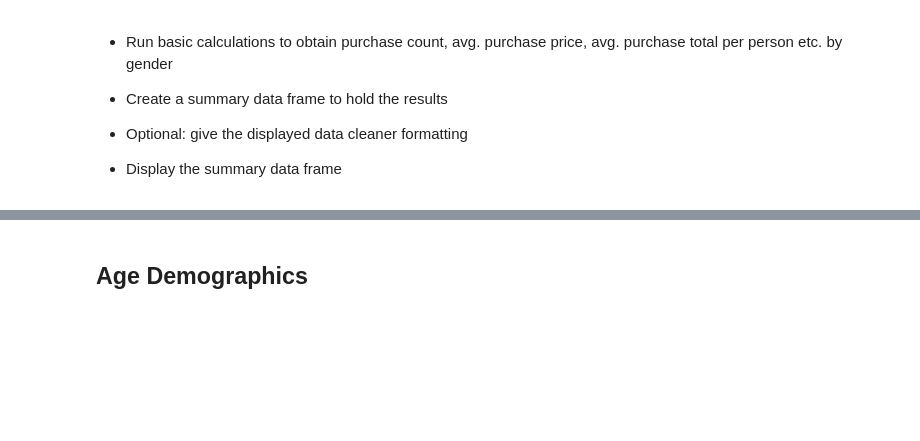
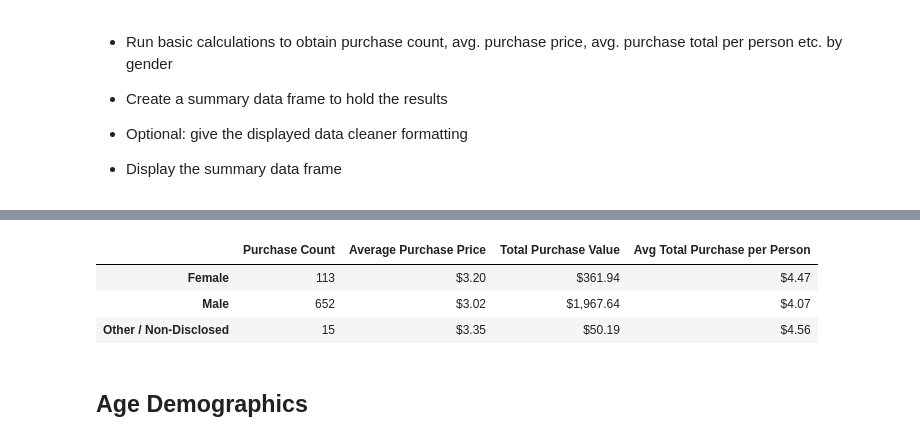
Before and after one commit to nbach19/pandas-challenge2, a Jupyter notebook: HeroesOfPymoli/HeroesOfPymoli_starter.ipynb, the cells around one changed output, grey strips where cells are left out. Saved outputs shown, nothing was run; the diff lists cells and outputs as text; code cells hidden in the pictures; blank space fills up the shorter version.

```diff
--- a/HeroesOfPymoli/HeroesOfPymoli_starter.ipynb
+++ b/HeroesOfPymoli/HeroesOfPymoli_starter.ipynb
@@ -116,3 +144,45 @@ columns = ["Number of Unique Items","Average Price","Number of Purchases","Total
+# %%
+# make variables for female purchase analysis
+female_purchases = len(purchase_data[purchase_data['Gender'] == 'Female'])
+fem_avg_purchases = purchase_data[purchase_data['Gender'] == 'Female'].mean()['Price']
+fem_total_rev = purchase_data[purchase_data['Gender'] == 'Female'].sum()['Price']
+avg_per_fem = fem_total_rev / female_count
+
+# same for male
+male_purchases = len(purchase_data[purchase_data['Gender'] == 'Male'])
+male_avg_purchases = purchase_data[purchase_data['Gender'] == 'Male'].mean()['Price']
+male_total_rev = purchase_data[purchase_data['Gender'] == 'Male'].sum()['Price']
+avg_per_male = male_total_rev / male_count
+
+# same for other
+other_purchases = len(purchase_data[purchase_data['Gender'] == 'Other / Non-Disclosed'])
+other_avg_purchases = purchase_data[purchase_data['Gender'] == 'Other / Non-Disclosed'].mean()['Price']
+other_total_rev = purchase_data[purchase_data['Gender'] == 'Other / Non-Disclosed'].sum()['Price']
+avg_per_other = other_total_rev / other_count
+# %%
+# make new df
+gender_purchase_df = pd.DataFrame({
+        "Purchase Count": [female_purchases, male_purchases, other_purchases],
+        "Average Purchase Price": [fem_avg_purchases, male_avg_purchases, other_avg_purchases],
+        "Total Purchase Value": [fem_total_rev, male_total_rev, other_total_rev],
+        "Avg Total Purchase per Person": [avg_per_fem, avg_per_male, avg_per_other]},
+        index = ["Female","Male","Other / Non-Disclosed"])
+
+# format columns
+gender_purchase_df["Average Purchase Price"] = gender_purchase_df["Average Purchase Price"].astype(float)
+gender_purchase_df["Average Purchase Price"] = gender_purchase_df["Average Purchase Price"].map('${:,.2f}'.format)
+gender_purchase_df["Total Purchase Value"] = gender_purchase_df["Total Purchase Value"].astype(float)
+gender_purchase_df["Total Purchase Value"] = gender_purchase_df["Total Purchase Value"].map('${:,.2f}'.format)
+gender_purchase_df["Avg Total Purchase per Person"] = gender_purchase_df["Avg Total Purchase per Person"].astype(float)
+gender_purchase_df["Avg Total Purchase per Person"] = gender_purchase_df["Avg Total Purchase per Person"].map('${:,.2f}'.format)
+
+# print df
+gender_purchase_df
+# %% [output]
+|  | Purchase Count | Average Purchase Price | Total Purchase Value | Avg Total Purchase per Person |
+| Female | 113 | $3.20 | $361.94 | $4.47 |
+| Male | 652 | $3.02 | $1,967.64 | $4.07 |
+| Other / Non-Disclosed | 15 | $3.35 | $50.19 | $4.56 |
 # %% [markdown]
 ## Age Demographics
 # %% [markdown]
```
Also changed, not shown: parts of 13 cells of this notebook.
